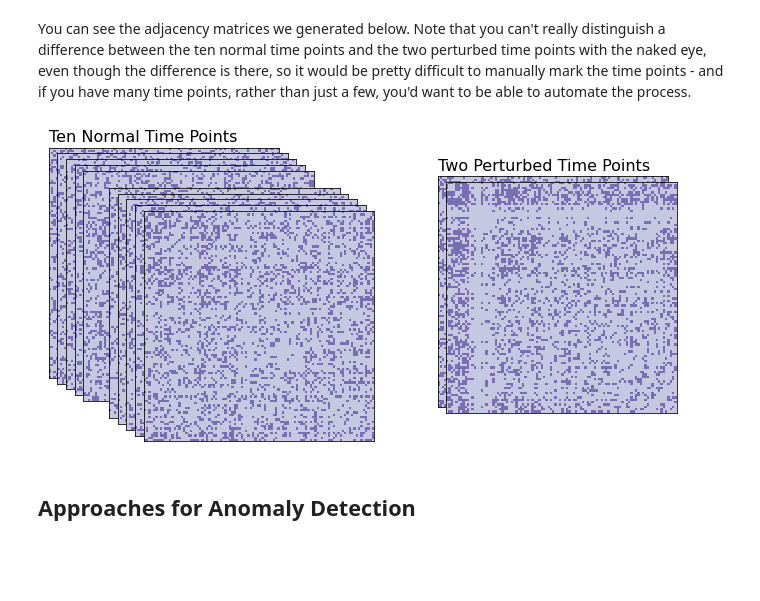
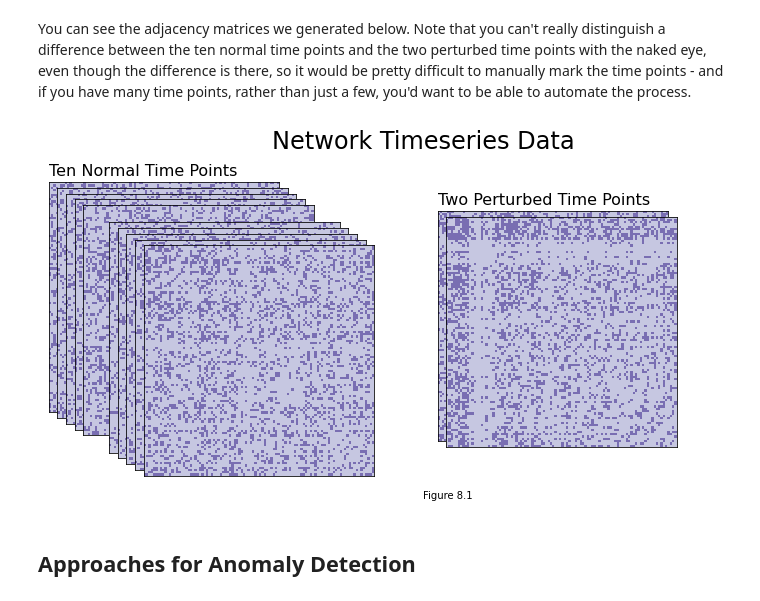
Before and after one commit to loftusa/thesis, a Jupyter notebook: network_machine_learning_in_python/applications/ch10/anomaly-detection.ipynb, the cells around one changed output. Cells and saved outputs as stored; diff of their text form; code cells hidden in the pictures; blank space fills up the shorter version.

Commit message:
add list of figures

```diff
--- a/network_machine_learning_in_python/applications/ch10/anomaly-detection.ipynb
+++ b/network_machine_learning_in_python/applications/ch10/anomaly-detection.ipynb
@@ -66,32 +66,35 @@ You can see the adjacency matrices we generated below. Note that you can't reall
 # %%
 import matplotlib.pyplot as plt
 from graphbook_code import heatmap, cmaps
 import seaborn as sns
 
 def rm_ticks(ax, x=False, y=False, **kwargs):
     if x is not None:
         ax.axes.xaxis.set_visible(x)
     if y is not None:
         ax.axes.yaxis.set_visible(y)
     sns.despine(ax=ax, **kwargs)
 
 fig = plt.figure();
 
 # adjacency matrices
 perturbed_points = {5, 6}
 for i in range(time_points):
     if i not in perturbed_points:
         ax = fig.add_axes([.02*i, -.02*i, .8, .8])
     else:
         ax = fig.add_axes([.02*i+.8, -.02*i, .8, .8])
     ax = heatmap(networks[i], ax=ax, cbar=False)
     if i == 0:
         ax.set_title("Ten Normal Time Points", loc="left", fontsize=16)
     if i == 5:
         ax.set_title("Two Perturbed Time Points", loc="left", fontsize=16)
     rm_ticks(ax, top=False, right=False)
+
+plt.figtext(1, -.3, "Figure 8.1")
+fig.suptitle("Network Timeseries Data", fontsize=24, x=1);
 # %% [output]
-[figure, old version]
+[figure, new version]
 # %% [markdown]
 ## Approaches for Anomaly Detection
 # %% [markdown]
```
Also changed, not shown: parts of 6 cells of this notebook, 1 other file.
